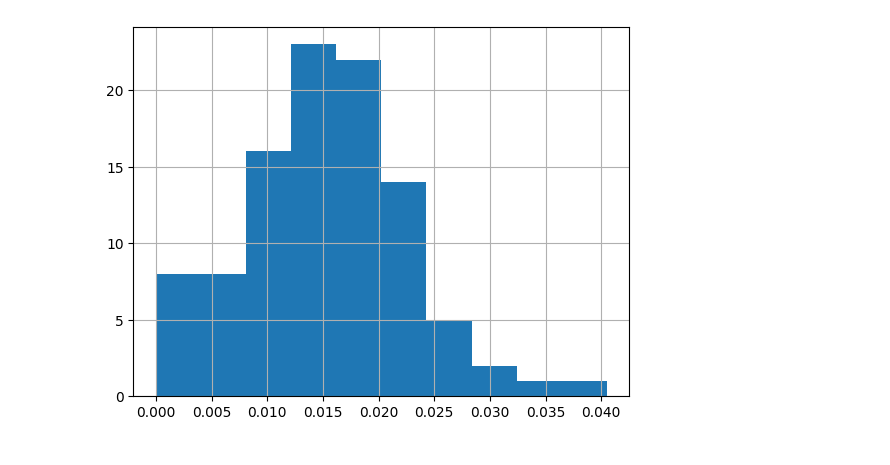
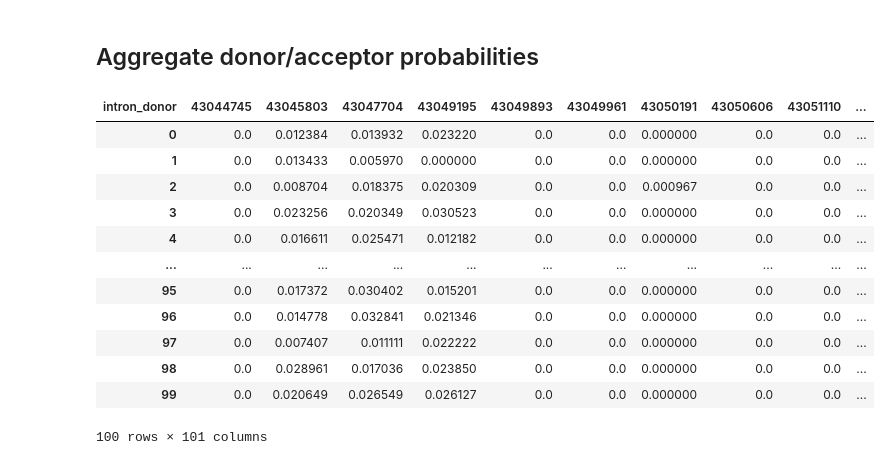
Before and after one commit to jannis-baum/hpi-hoai, a Jupyter notebook: tcga-brca/evaluation.ipynb, the cells around one changed output. Saved outputs shown, nothing was run; the diff lists cells and outputs as text; code cells hidden in the pictures.

```diff
--- a/tcga-brca/evaluation.ipynb
+++ b/tcga-brca/evaluation.ipynb
@@ -36,5 +42,19 @@ plt.show()
-# %%
-junctions.loc[:, junctions.columns[1]].hist()
-plt.show()
-# %% [output]
-[figure, removed]
+# %% [markdown]
+## Aggregate donor/acceptor probabilities
+# %%
+donor_probs = junctions.T.groupby(level=0).sum().T
+donor_probs
+# %% [output]
+| intron_donor | 43044745 | 43045803 | 43047704 | 43049195 | 43049893 | 43049961 | 43050191 | 43050606 | 43051110 | ... |
+| 0 | 0.0 | 0.012384 | 0.013932 | 0.023220 | 0.0 | 0.0 | 0.000000 | 0.0 | 0.0 | ... |
+| 1 | 0.0 | 0.013433 | 0.005970 | 0.000000 | 0.0 | 0.0 | 0.000000 | 0.0 | 0.0 | ... |
+| 2 | 0.0 | 0.008704 | 0.018375 | 0.020309 | 0.0 | 0.0 | 0.000967 | 0.0 | 0.0 | ... |
+| 3 | 0.0 | 0.023256 | 0.020349 | 0.030523 | 0.0 | 0.0 | 0.000000 | 0.0 | 0.0 | ... |
+| 4 | 0.0 | 0.016611 | 0.025471 | 0.012182 | 0.0 | 0.0 | 0.000000 | 0.0 | 0.0 | ... |
+| ... | ... | ... | ... | ... | ... | ... | ... | ... | ... | ... |
+| 95 | 0.0 | 0.017372 | 0.030402 | 0.015201 | 0.0 | 0.0 | 0.000000 | 0.0 | 0.0 | ... |
+| 96 | 0.0 | 0.014778 | 0.032841 | 0.021346 | 0.0 | 0.0 | 0.000000 | 0.0 | 0.0 | ... |
+| 97 | 0.0 | 0.007407 | 0.011111 | 0.022222 | 0.0 | 0.0 | 0.000000 | 0.0 | 0.0 | ... |
+| 98 | 0.0 | 0.028961 | 0.017036 | 0.023850 | 0.0 | 0.0 | 0.000000 | 0.0 | 0.0 | ... |
+| 99 | 0.0 | 0.020649 | 0.026549 | 0.026127 | 0.0 | 0.0 | 0.000000 | 0.0 | 0.0 | ... |
+100 rows × 101 columns
```
Also changed, not shown: parts of 5 cells of this notebook.
